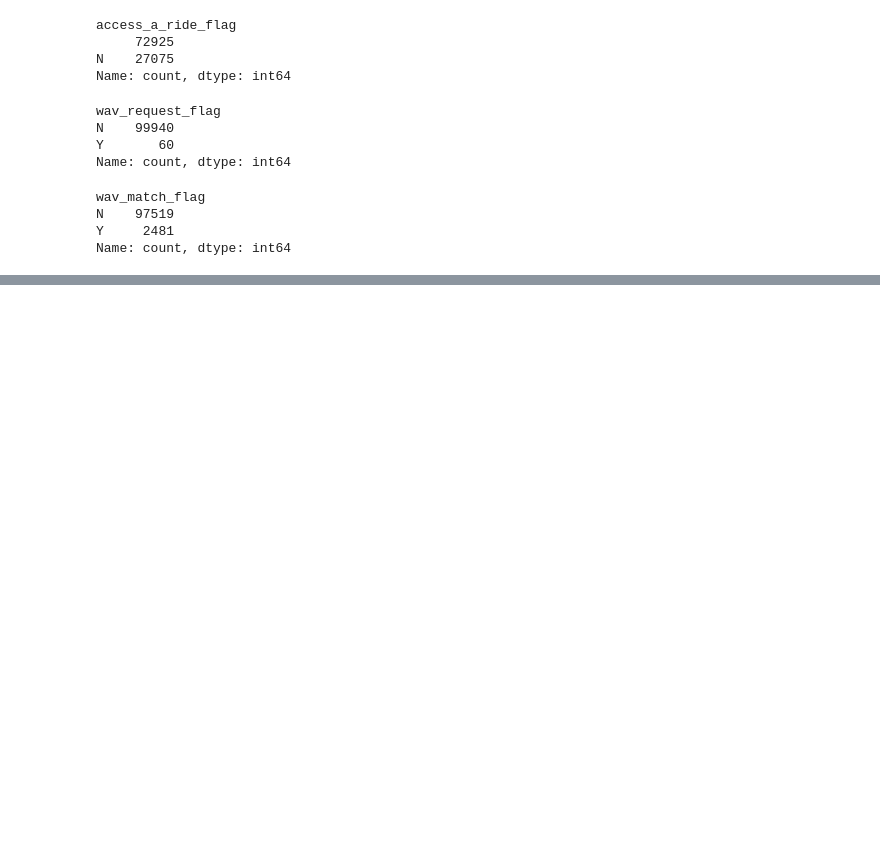
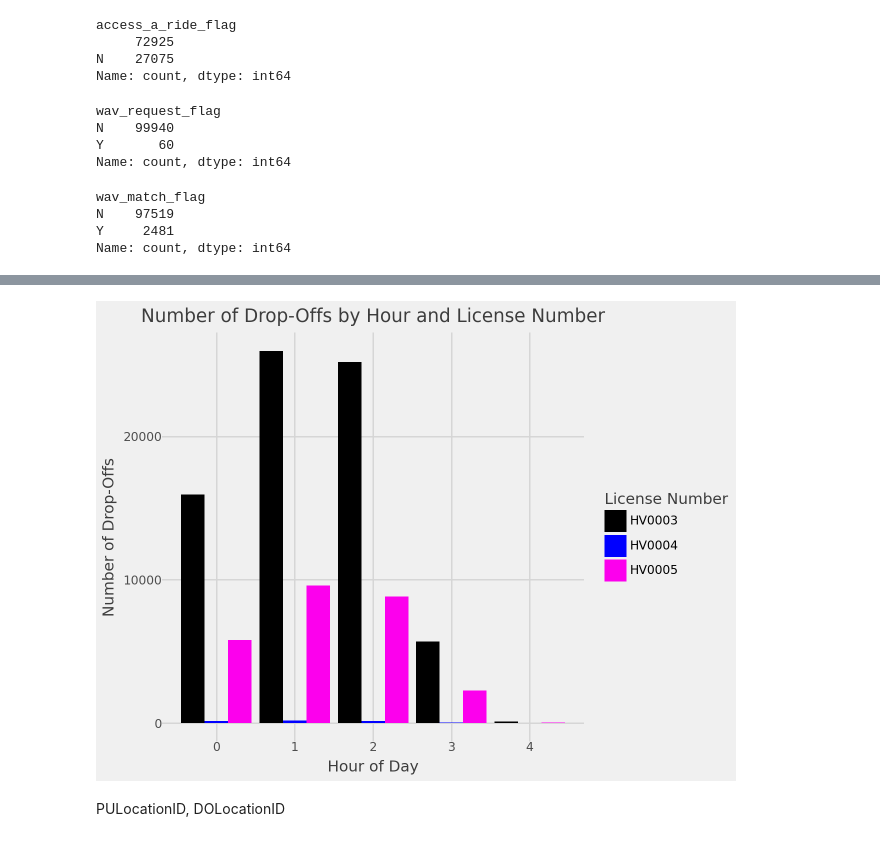
Before and after one commit to GonzaloLopezS/TFM_VTC_NYC, a Jupyter notebook: Notebooks/prueba_2021.ipynb, the cells around one changed output, grey strips where cells are left out. Cells and saved outputs as stored; diff of their text form; code cells hidden in the pictures; blank space fills up the shorter version.

```diff
--- a/Notebooks/prueba_2021.ipynb
+++ b/Notebooks/prueba_2021.ipynb
@@ -1003,0 +1073,32 @@ Name: count, dtype: int64
+# %%
+# Ensure dropoff_datetime is in datetime format
+trips_copy['dropoff_datetime'] = pd.to_datetime(trips_copy['dropoff_datetime'])
+
+# Extract the hour from dropoff_datetime
+trips_copy['dropoff_hour'] = trips_copy['dropoff_datetime'].dt.hour
+
+# Group by hvfhs_license_num and pickup_hour, and count the number of trips
+hourly_counts = trips_copy.groupby(['hvfhs_license_num', 'dropoff_hour']).size().reset_index(name='count')
+
+# Define a mapping of license numbers to colors
+license_colors = dict(zip(hourly_counts['hvfhs_license_num'].unique(), colors))
+
+# Create the plot
+plot = (
+    ggplot(hourly_counts, aes(x='dropoff_hour', y='count', fill='hvfhs_license_num')) +
+    geom_col(position='dodge') +
+    scale_fill_manual(values=license_colors) +
+    labs(
+        title='Number of Drop-Offs by Hour and License Number',
+        x='Hour of Day',
+        y='Number of Drop-Offs',
+        fill='License Number'
+    ) +
+    theme_538()
+)
+
+plot
+# %% [output]
+[figure, added]
+# %% [markdown]
+PULocationID, DOLocationID
```
Also changed, not shown: parts of 35 cells of this notebook, 1 other file.
